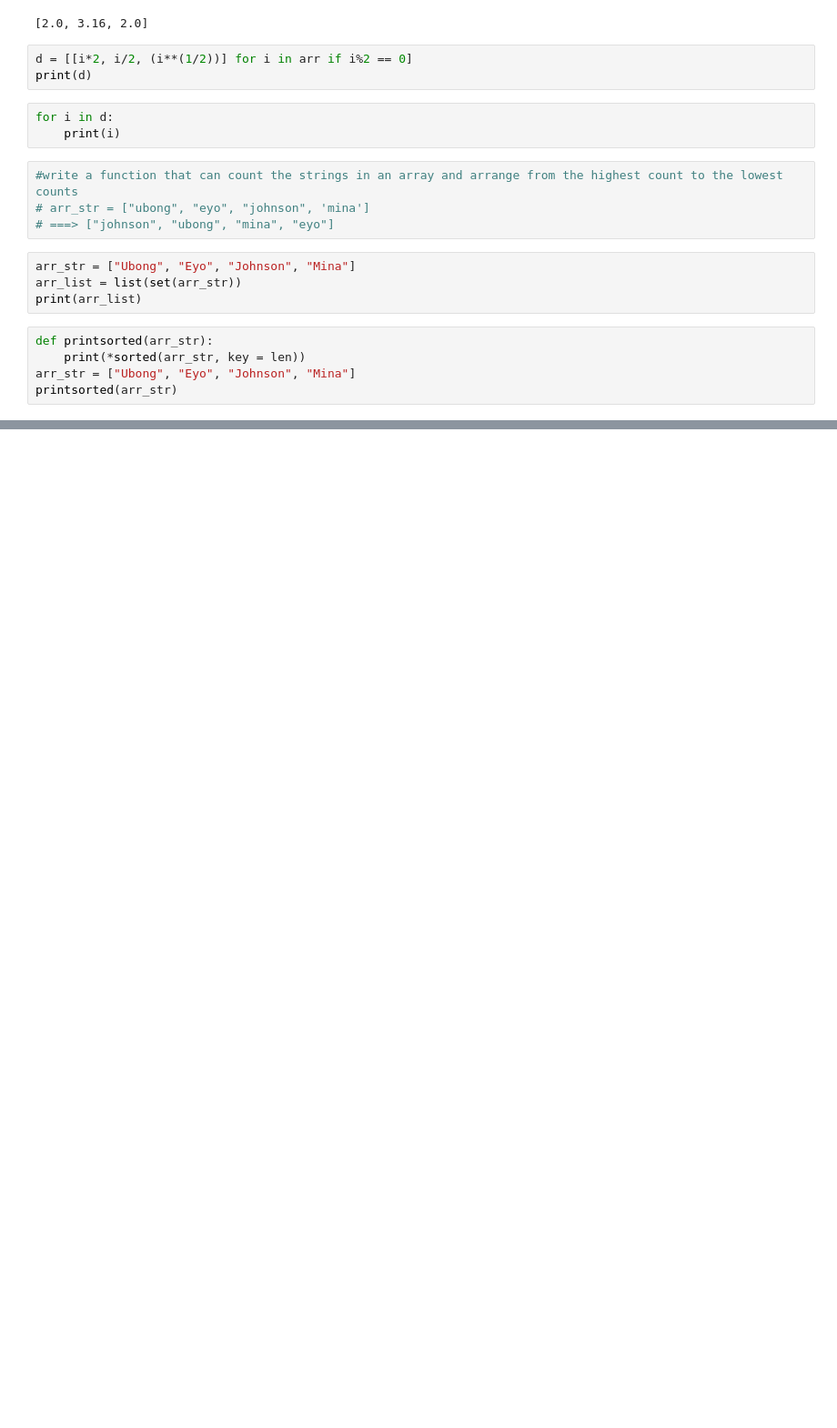
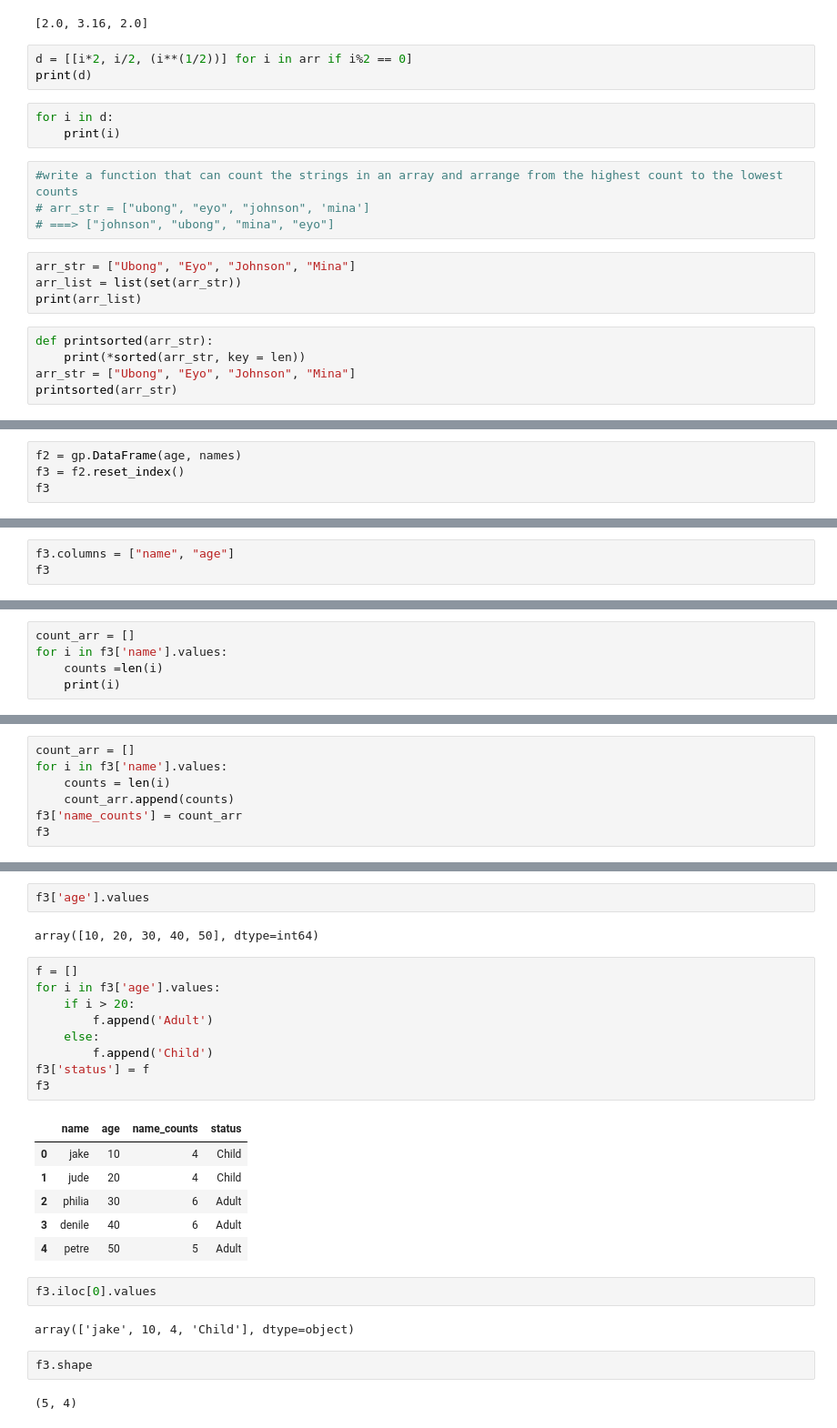
Before and after one commit to eyooko2/PYTHON_CLASS, a Jupyter notebook: python_1/Class_one.ipynb, the cells around one changed output, grey strips where cells are left out. Shown at 91% size. Drawn from its saved outputs; the diff is of its cells as text; blank space fills up the shorter version.

```diff
--- a/python_1/Class_one.ipynb
+++ b/python_1/Class_one.ipynb
@@ -1145,0 +1433,4 @@ print(arr_str)
+# %%
+f2 = gp.DataFrame(age, names)
+f3 = f2.reset_index()
+f3
@@ -1145,0 +1444,3 @@ print(arr_str)
+# %%
+f3.columns = ["name", "age"]
+f3
@@ -1145,0 +1460,5 @@ print(arr_str)
+# %%
+count_arr = []
+for i in f3['name'].values:
+    counts =len(i)
+    print(i)
@@ -1145,0 +1471,7 @@ print(arr_str)
+# %%
+count_arr = []
+for i in f3['name'].values:
+    counts = len(i)
+    count_arr.append(counts)
+f3['name_counts'] = count_arr
+f3
@@ -1145,0 +1485,28 @@ print(arr_str)
+# %%
+f3['age'].values
+# %% [output]
+array([10, 20, 30, 40, 50], dtype=int64)
+# %%
+f = []
+for i in f3['age'].values:
+    if i > 20:
+        f.append('Adult')
+    else:
+        f.append('Child')
+f3['status'] = f
+f3
+# %% [output]
+|  | name | age | name_counts | status |
+| 0 | jake | 10 | 4 | Child |
+| 1 | jude | 20 | 4 | Child |
+| 2 | philia | 30 | 6 | Adult |
+| 3 | denile | 40 | 6 | Adult |
+| 4 | petre | 50 | 5 | Adult |
+# %%
+f3.iloc[0].values
+# %% [output]
+array(['jake', 10, 4, 'Child'], dtype=object)
+# %%
+f3.shape
+# %% [output]
+(5, 4)
```
Also changed, not shown: parts of 51 cells of this notebook, 1 other file.
